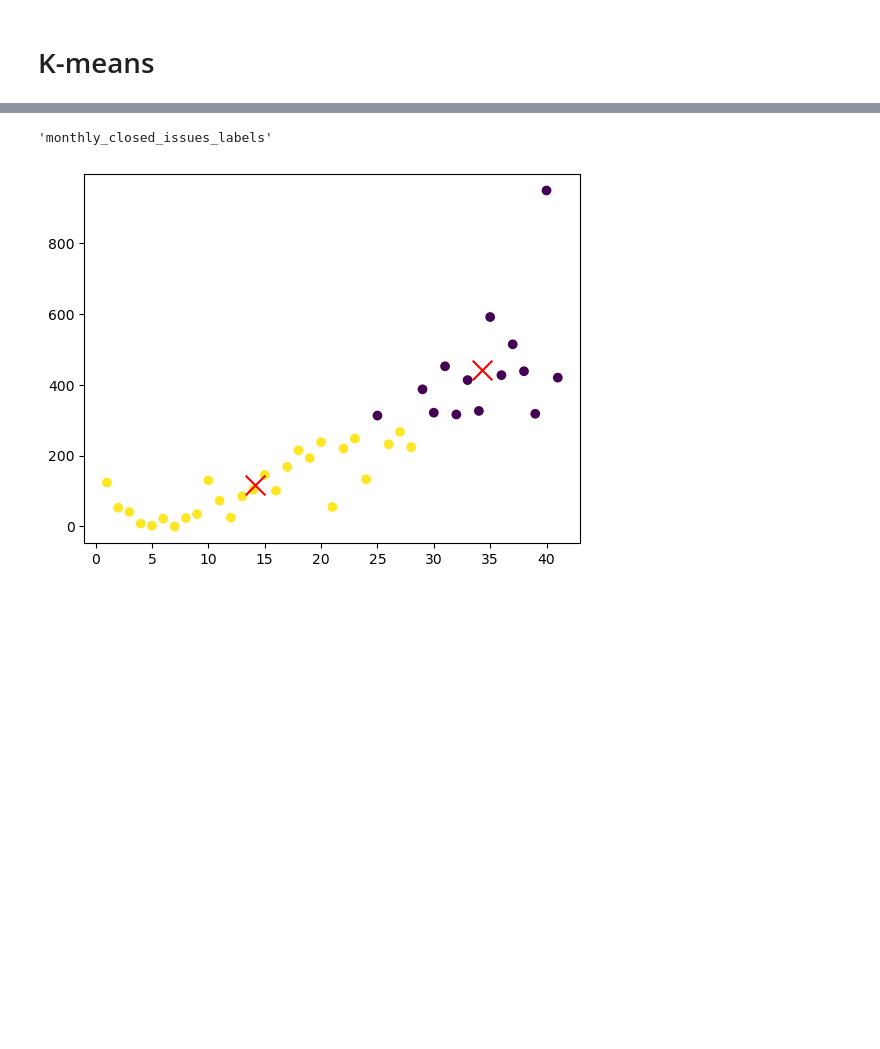
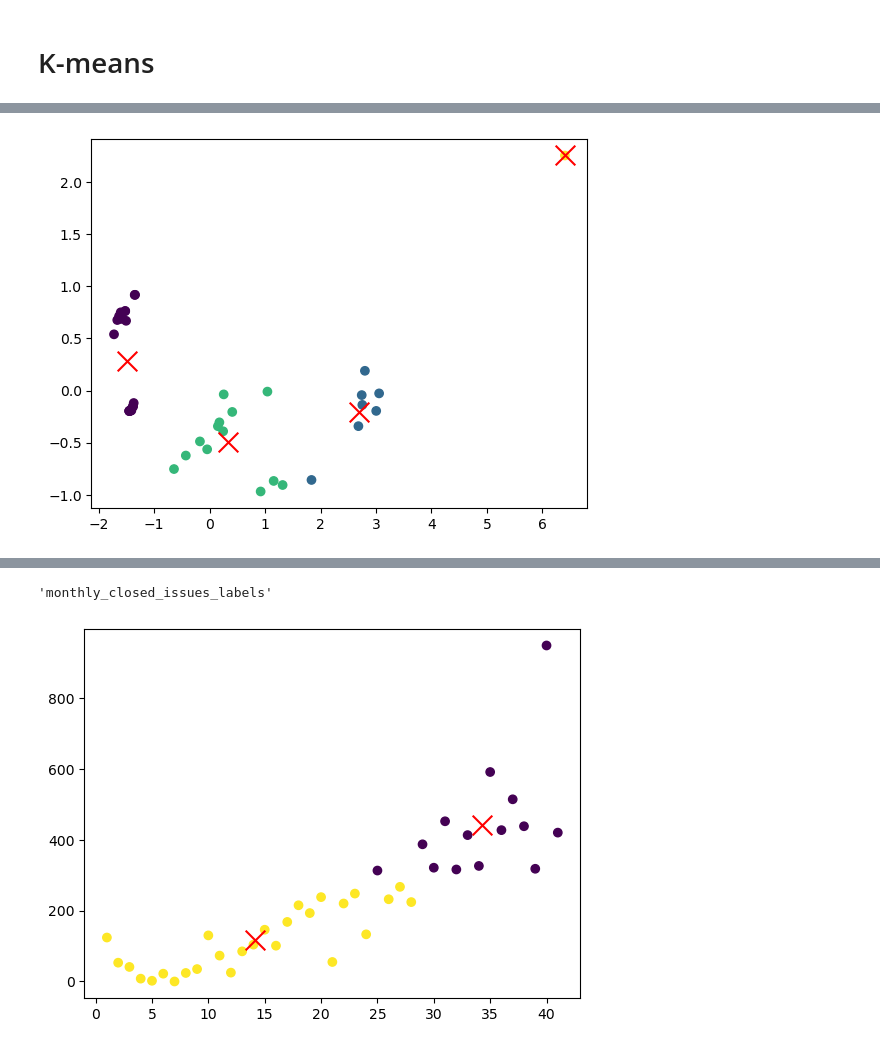
Before and after one commit to yanboyang713/project-health, a Jupyter notebook: main.ipynb, the cells around one changed output, grey strips where cells are left out. Drawn from its saved outputs; the diff is of its cells as text; code cells hidden in the pictures; blank space fills up the shorter version.

```diff
--- a/main.ipynb
+++ b/main.ipynb
@@ -122,0 +431,2 @@ for col in ['monthly_stargazer', 'monthly_forks', 'monthly_watchers']:
+# %%
+issues_columns = data[[ 'monthly_open_issues', 'monthly_closed_issues', 'monthly_issue_comments']]
@@ -124,0 +655,4 @@ for col in ['monthly_stargazer', 'monthly_forks', 'monthly_watchers']:
+# %%
+kmeans(pca_issues)
+# %% [output]
+[figure, added]
```
Also changed, not shown: parts of 58 cells of this notebook.
